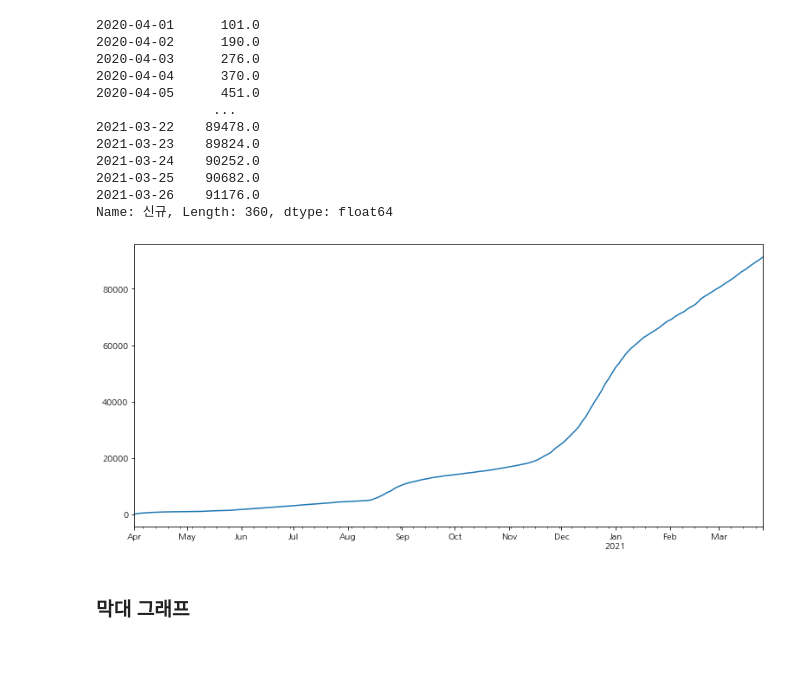
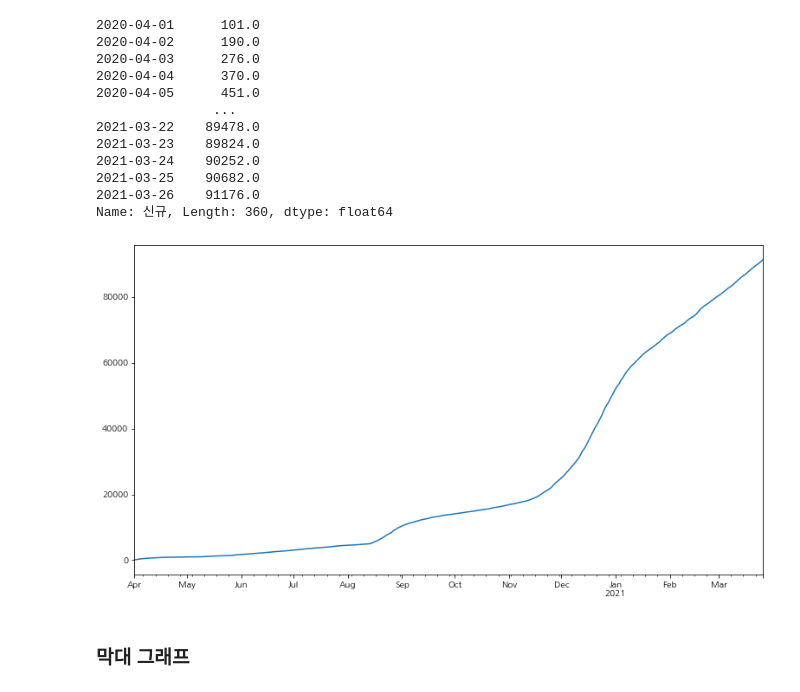
Before and after one commit to sagelab4data/first_da_2021_1, a Jupyter notebook: Day03_data_visualization.ipynb, the cells around one changed output. Cells and saved outputs as stored; diff of their text form; code cells hidden in the pictures; blank space fills up the shorter version.

```diff
--- a/Day03_data_visualization.ipynb
+++ b/Day03_data_visualization.ipynb
@@ -640,9 +665,9 @@ Name: 신규, Length: 360, dtype: float64
 # %%
 # 누적 합산한 데이터를 그래프로 작성한다.
 
-corona_new.cumsum().plot(figsize=(13, 6));
+corona_new.cumsum().plot(figsize=(13, 7));
 # %% [output]
-[figure, old version]
+[figure, new version]
 # %% [markdown]
 ### 막대 그래프
 # %% [markdown]
```
Also changed, not shown: parts of 6 cells of this notebook.
